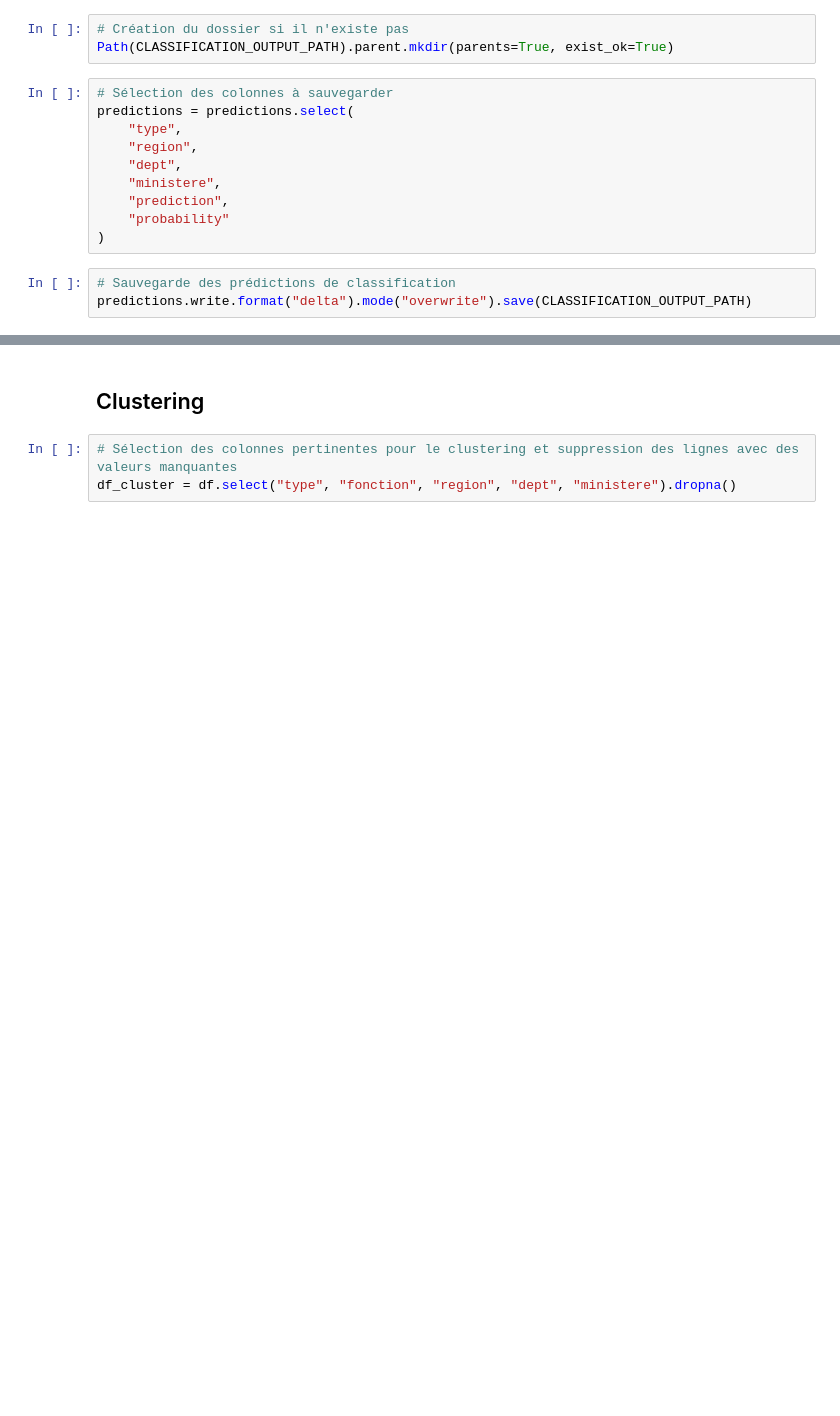
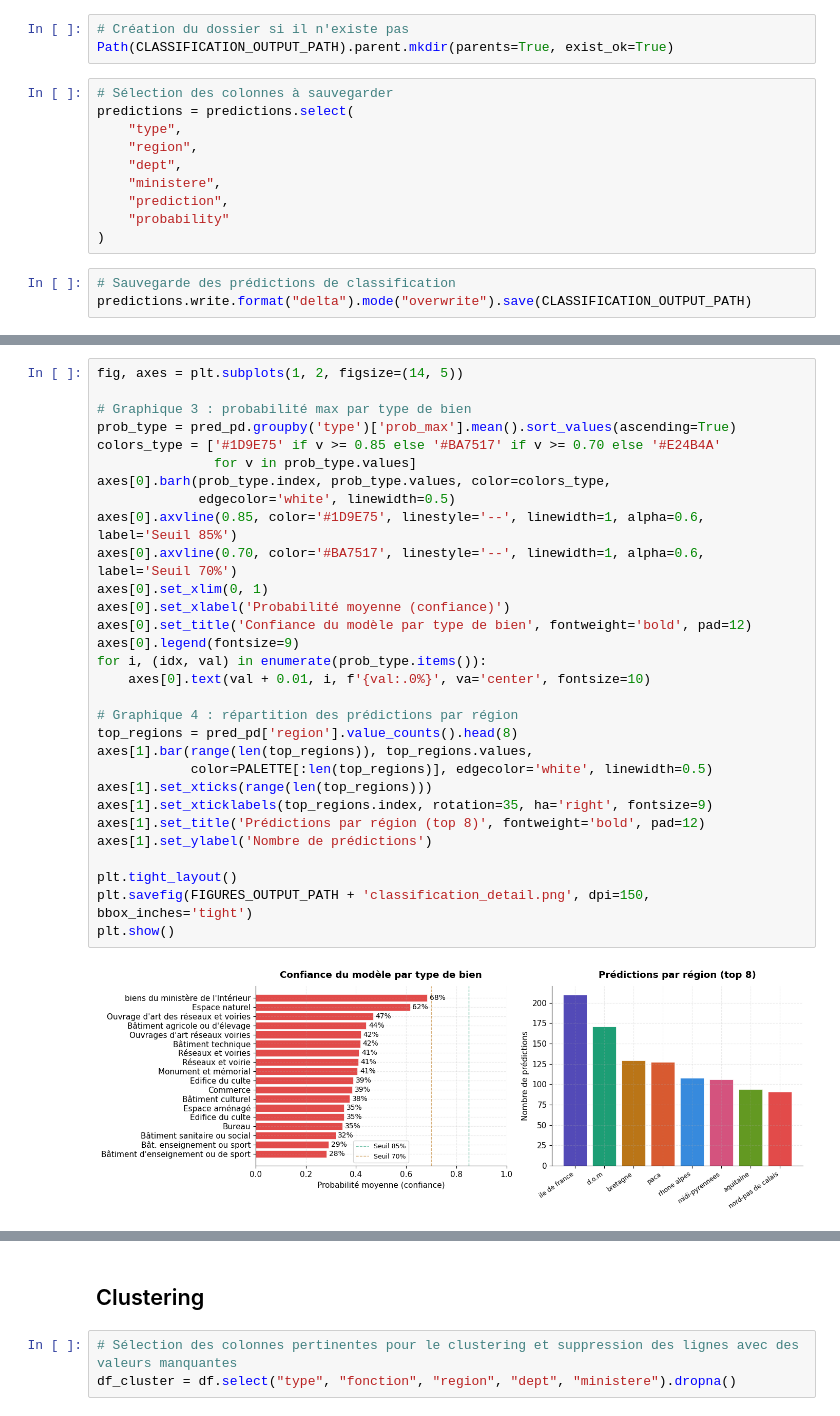
Before and after one commit to merylahounou97/real_state_price, a Jupyter notebook: notebooks/real_estate_ml.ipynb, the cells around one changed output, grey strips where cells are left out. Drawn from its saved outputs; the diff is of its cells as text; blank space fills up the shorter version.

```diff
--- a/notebooks/real_estate_ml.ipynb
+++ b/notebooks/real_estate_ml.ipynb
@@ -111,0 +220,32 @@ predictions.write.format("delta").mode("overwrite").save(CLASSIFICATION_OUTPUT_P
+# %%
+fig, axes = plt.subplots(1, 2, figsize=(14, 5))
+
+# Graphique 3 : probabilité max par type de bien
+prob_type = pred_pd.groupby('type')['prob_max'].mean().sort_values(ascending=True)
+colors_type = ['#1D9E75' if v >= 0.85 else '#BA7517' if v >= 0.70 else '#E24B4A'
+               for v in prob_type.values]
+axes[0].barh(prob_type.index, prob_type.values, color=colors_type,
+             edgecolor='white', linewidth=0.5)
+axes[0].axvline(0.85, color='#1D9E75', linestyle='--', linewidth=1, alpha=0.6, label='Seuil 85%')
+axes[0].axvline(0.70, color='#BA7517', linestyle='--', linewidth=1, alpha=0.6, label='Seuil 70%')
+axes[0].set_xlim(0, 1)
+axes[0].set_xlabel('Probabilité moyenne (confiance)')
+axes[0].set_title('Confiance du modèle par type de bien', fontweight='bold', pad=12)
+axes[0].legend(fontsize=9)
+for i, (idx, val) in enumerate(prob_type.items()):
+    axes[0].text(val + 0.01, i, f'{val:.0%}', va='center', fontsize=10)
+
+# Graphique 4 : répartition des prédictions par région
+top_regions = pred_pd['region'].value_counts().head(8)
+axes[1].bar(range(len(top_regions)), top_regions.values,
+            color=PALETTE[:len(top_regions)], edgecolor='white', linewidth=0.5)
+axes[1].set_xticks(range(len(top_regions)))
+axes[1].set_xticklabels(top_regions.index, rotation=35, ha='right', fontsize=9)
+axes[1].set_title('Prédictions par région (top 8)', fontweight='bold', pad=12)
+axes[1].set_ylabel('Nombre de prédictions')
+
+plt.tight_layout()
+plt.savefig(FIGURES_OUTPUT_PATH + 'classification_detail.png', dpi=150, bbox_inches='tight')
+plt.show()
+# %% [output]
+[figure, added]
```
Also changed, not shown: parts of 27 cells of this notebook, 1 other file.
